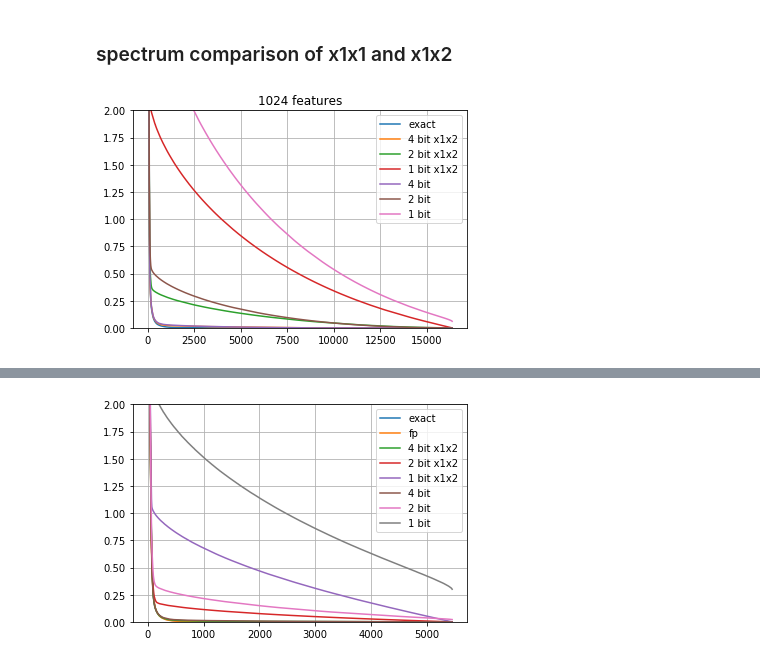
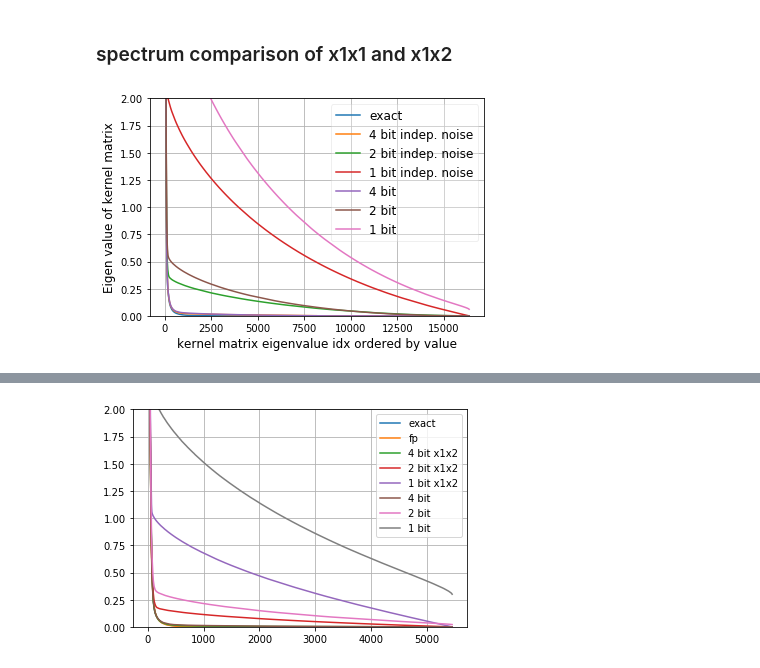
Before and after one commit to JianGoForIt/lp_rffs, a Jupyter notebook: kernel_reg/notebook/Census-Kernel-Ridge-Regression-RFF-Spectrum-64bit-svd-independent-randomness.ipynb, the cells around one changed output, grey strips where cells are left out. Drawn from its saved outputs; the diff is of its cells as text; code cells hidden in the pictures.

Commit message:
all figures in

```diff
--- a/kernel_reg/notebook/Census-Kernel-Ridge-Regression-RFF-Spectrum-64bit-svd-independent-randomness.ipynb
+++ b/kernel_reg/notebook/Census-Kernel-Ridge-Regression-RFF-Spectrum-64bit-svd-independent-randomness.ipynb
@@ -473,17 +473,19 @@ with open("../multi_seed_results/spectrum/s_1024_feat_1_bit_64b_svd_full_dataset
 # %%
 plt.figure()
 plt.plot(s_exact, label="exact")
 # plt.plot(s_fp, label="fp")
-plt.plot(s_4, label="4 bit x1x2")
-plt.plot(s_2, label="2 bit x1x2")
-plt.plot(s_1, label="1 bit x1x2")
+plt.plot(s_4, label="4 bit indep. noise")
+plt.plot(s_2, label="2 bit indep. noise")
+plt.plot(s_1, label="1 bit indep. noise")
 plt.plot(s_4_old, label="4 bit")
 plt.plot(s_2_old, label="2 bit")
 plt.plot(s_1_old, label="1 bit")
 plt.ylim([1e-3, 2])
 plt.grid()
-plt.title("1024 features")
-plt.legend()
+plt.legend(framealpha=0.3, fontsize=12)
+plt.ylabel("Eigen value of kernel matrix", fontsize=12)
+plt.xlabel("kernel matrix eigenvalue idx ordered by value", fontsize=12)
+plt.savefig("../../notes/figures/spectrum_1024_indep.pdf")
 plt.show()
 # %% [output]
-[figure, old version]
+[figure, new version]
```
Also changed, not shown: parts of 3 cells of this notebook, 3 other files.
